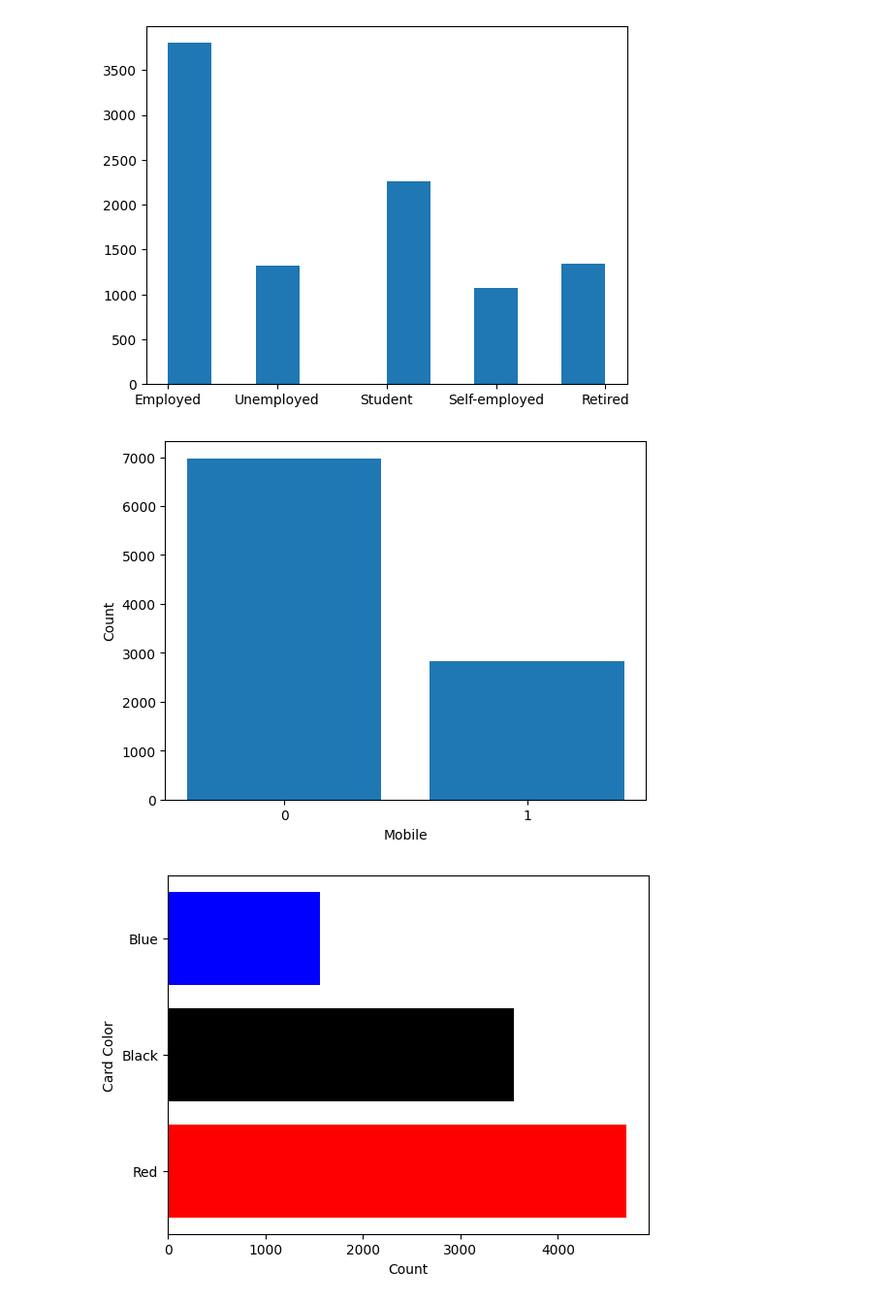
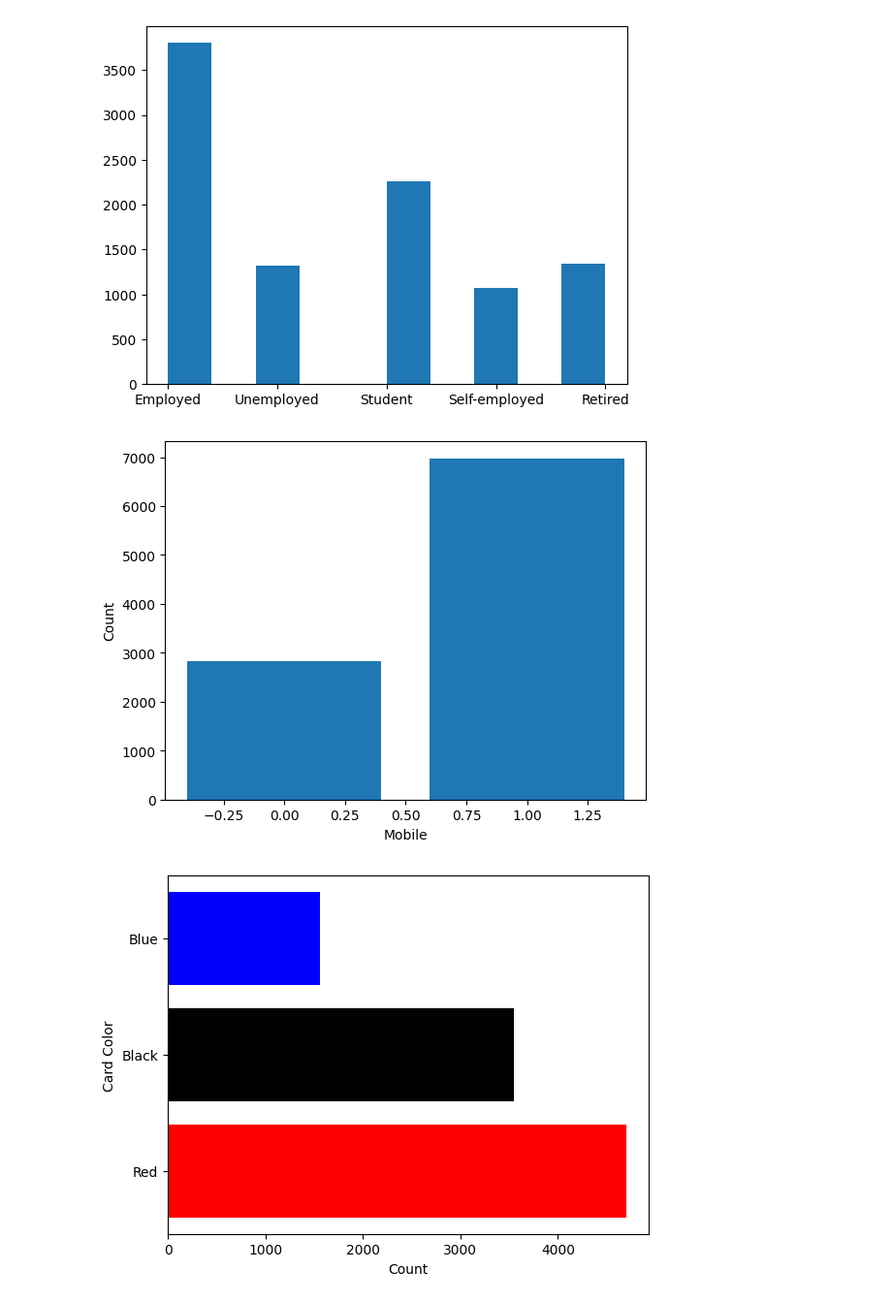
Before and after one commit to ShubhamSingh-9/Captial-one-Stepup-challenge, a Jupyter notebook: Capital One Career Challenge.ipynb, the cells around one changed output. Shown at 97% size. Saved outputs shown, nothing was run; the diff lists cells and outputs as text; code cells hidden in the pictures.

```diff
--- a/Capital One Career Challenge.ipynb
+++ b/Capital One Career Challenge.ipynb
@@ -200,15 +224,15 @@ plt.show()
 [figure]
 # %%
 values = df['MOBILE_APP_USER'].value_counts().values
-labels = ['0', '1']
+labels = df['MOBILE_APP_USER'].unique()
 
 plt.bar(labels, values)
 plt.xlabel('Mobile')
 plt.ylabel('Count')
 
 plt.show();
 # %% [output]
-[figure, old version]
+[figure, new version]
 # %%
 values = df['CARD_COLOUR'].value_counts().values
 labels = df['CARD_COLOUR'].value_counts().index
```
Also changed, not shown: parts of 24 cells of this notebook.
